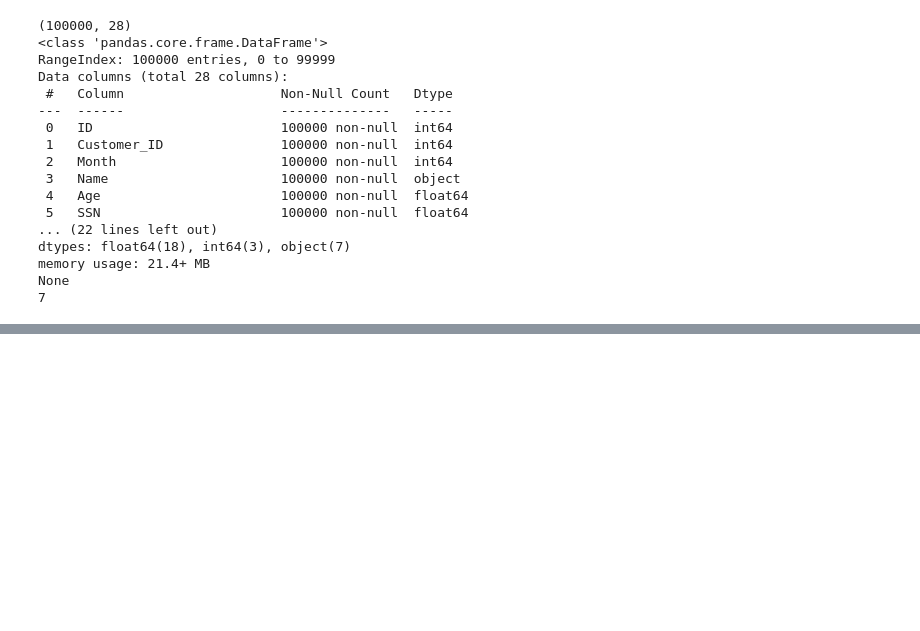
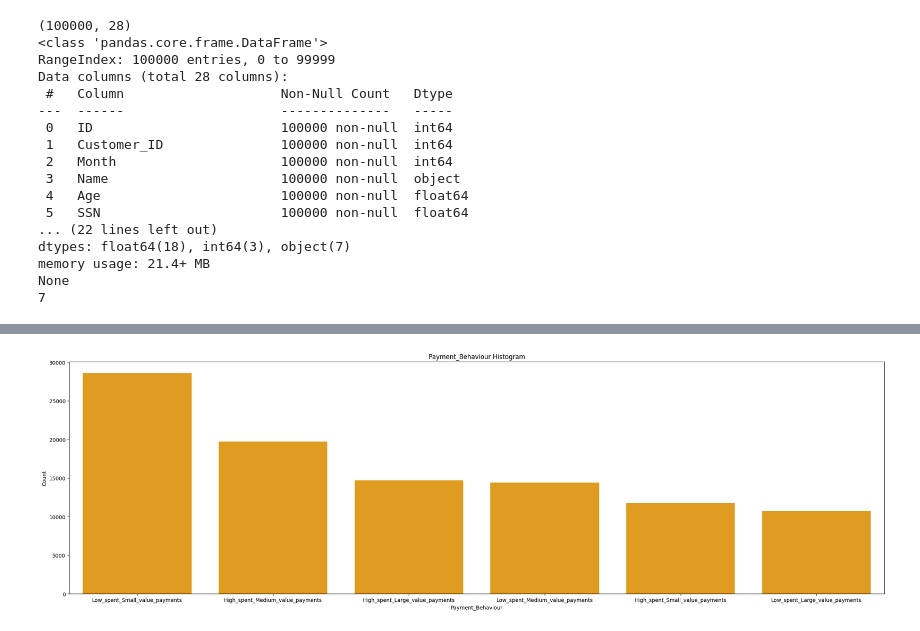
Before and after one commit to yaseen1998/AI_Orange_Course, a Jupyter notebook: Assigment/1_plot.ipynb, the cells around one changed output, grey strips where cells are left out. Drawn from its saved outputs; the diff is of its cells as text; code cells hidden in the pictures; blank space fills up the shorter version.

```diff
--- a/Assigment/1_plot.ipynb
+++ b/Assigment/1_plot.ipynb
@@ -83,0 +127,11 @@ fig.show()
+# %%
+df_Payment_Behaviour = df_string['Payment_Behaviour'].value_counts()
+# plot histogram
+plt.figure(figsize=(28, 8))
+sns.barplot(x=df_Payment_Behaviour.index, y=df_Payment_Behaviour.values,color='orange')
+plt.title('Payment_Behaviour Histogram')
+plt.ylabel('Count')
+plt.xlabel('Payment_Behaviour')
+plt.show()
+# %% [output]
+[figure, added]
```
Also changed, not shown: parts of 7 cells of this notebook, 4 other files.
